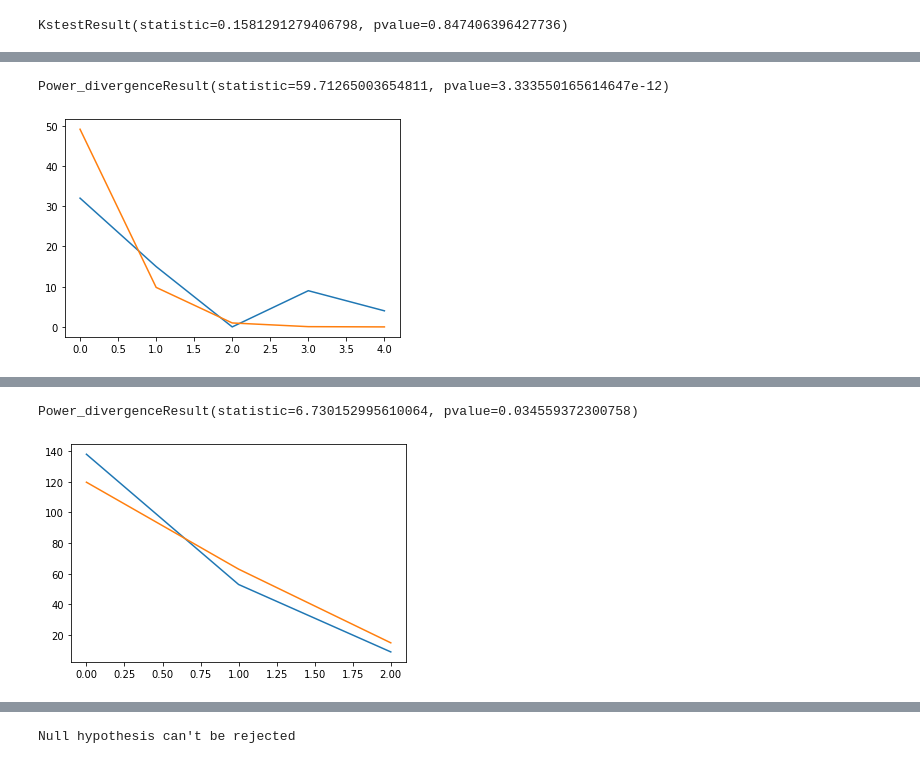
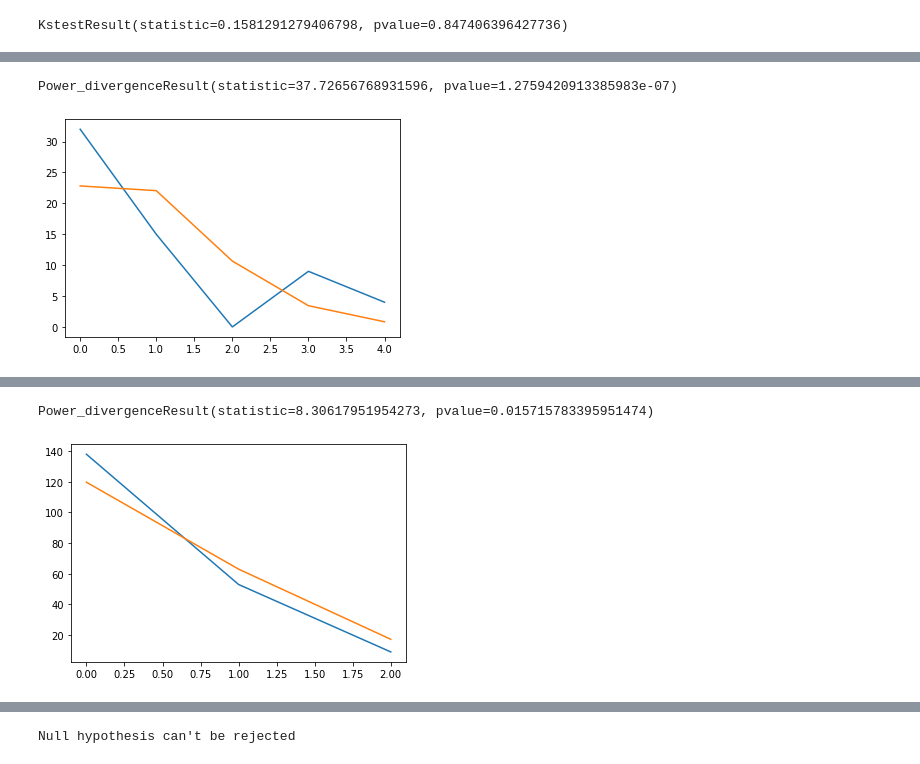
Before and after one commit to ta-data-lis/lab-goodfit-indeptests, a Jupyter notebook: your_code/main.ipynb, the cells around one changed output, grey strips where cells are left out. Cells and saved outputs as stored; diff of their text form; code cells hidden in the pictures.

```diff
--- a/your_code/main.ipynb
+++ b/your_code/main.ipynb
@@ -56,17 +66,18 @@ A poissón distribution was proposed since it is defined for x = 0,1,2,3, .... u
 Does the distribution of defective items follow this distribution?
 # %%
 ##### your code here
-observed = [32,15,0,9,4]
-obscaled = np.array(observed)/60 # Why did this one only worked when I divided by the total?
-expected = [poisson.pmf(x, np.mean(obscaled))*60 for x in range(5)]
+observed = np.array([32,15,0,9,4])
+defect = np.array([0,1,2,3,4])
+mean_def = sum(observed*defect)/60 # mean of the number of defective items
+expected = [poisson.pmf(x, mean_def)*60 for x in range(5)]
 plt.plot(observed)
 plt.plot(expected)
-stats.chisquare(obscaled, f_exp=expected)
+stats.chisquare(observed, f_exp=expected)
 # As we can see, the null hypothesis is rejected since the pvalue is so low.
 # Also, the graph proves that there aren't many similar values.
 # %% [output]
-Power_divergenceResult(statistic=59.71265003654811, pvalue=3.333550165614647e-12)
+Power_divergenceResult(statistic=37.72656768931596, pvalue=1.2759420913385983e-07)
-[figure, old version]
+[figure, new version]
 # %% [markdown]
 ## Question 4
 A quality control engineer takes a sample of 10 tires that come out of an assembly line, and would like to verify on the basis of the data that follows, if the number of tires with defects observed over 200 days, if it is true that 5% of all tires have defects (that is, if the sample comes from a binomial population with n = 10 and p = 0.05).
@@ -75,14 +86,16 @@ A quality control engineer takes a sample of 10 tires that come out of an assemb
 # %%
 # your answer here
 observed = [138, 53, 9]
-expected = [stats.binom.pmf(x, 10, 0.05)*200 for x in range(3)]
+prob = [stats.binom.pmf(x, 10, 0.05) for x in range(2)]
+prob.append(1 - sum(prob))
+expected = [p*200 for p in prob]
 plt.plot(observed)
 plt.plot(expected)
 stats.chisquare(observed, f_exp=expected)
 # The null hypothesis can be rejected, since it's a bit lower than the 0.05.
 # %% [output]
-Power_divergenceResult(statistic=6.730152995610064, pvalue=0.034559372300758)
+Power_divergenceResult(statistic=8.30617951954273, pvalue=0.015715783395951474)
-[figure, old version]
+[figure, new version]
 # %% [markdown]
 ## Question 5
 A researcher gathers information about the patterns of physical activity (AF) of children in the fifth grade of primary school of a public school. He defines three categories of physical activity (1 = Low, 2 = Medium, 3 = High). He also inquires about the regular consumption of sugary drinks at school, and defines two categories (1 = consumed, 0 = not consumed). We would like to evaluate if there is an association between patterns of physical activity and the consumption of sugary drinks for the children of this school, at a level of 5% significance. The results are in the following table:
```
Also changed, not shown: parts of 1 cell of this notebook.
